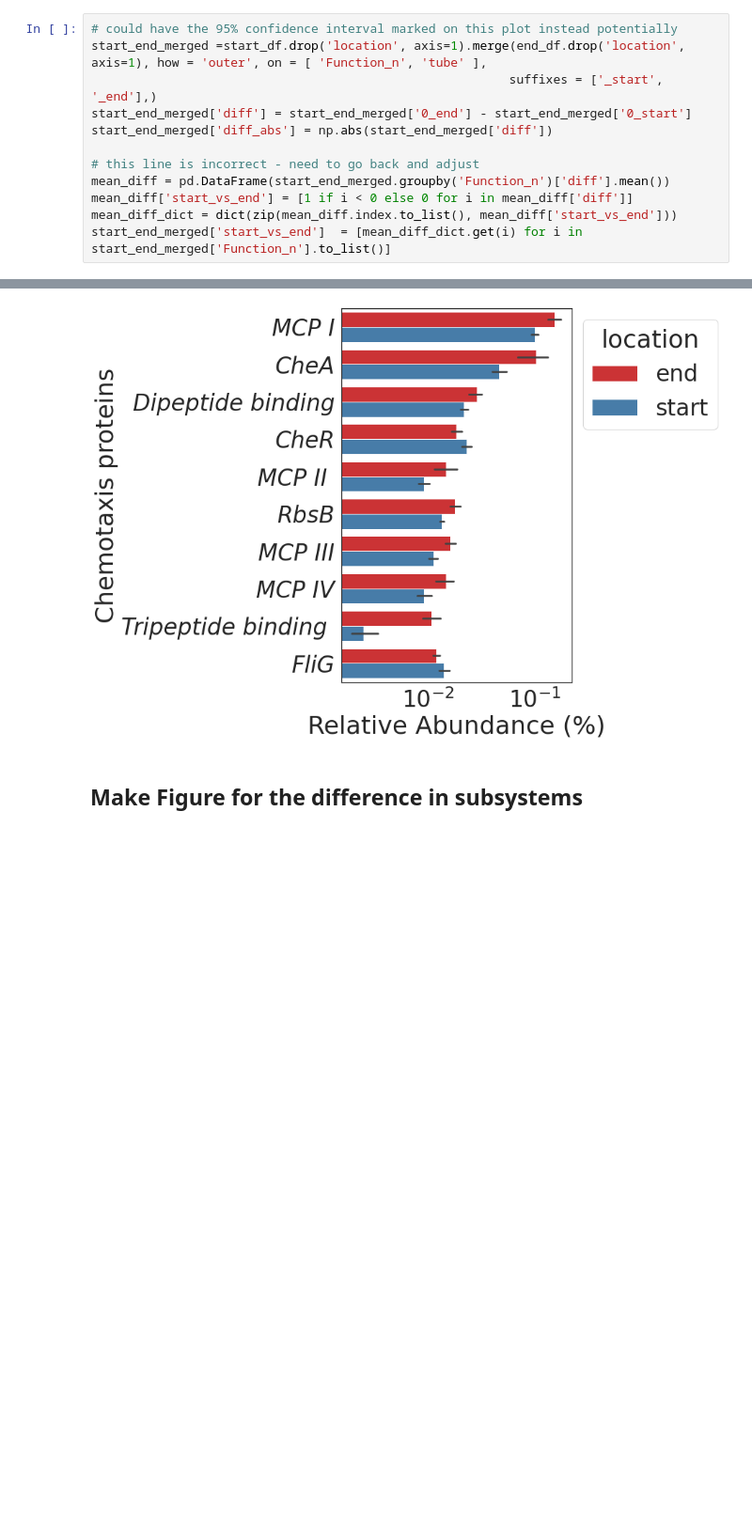
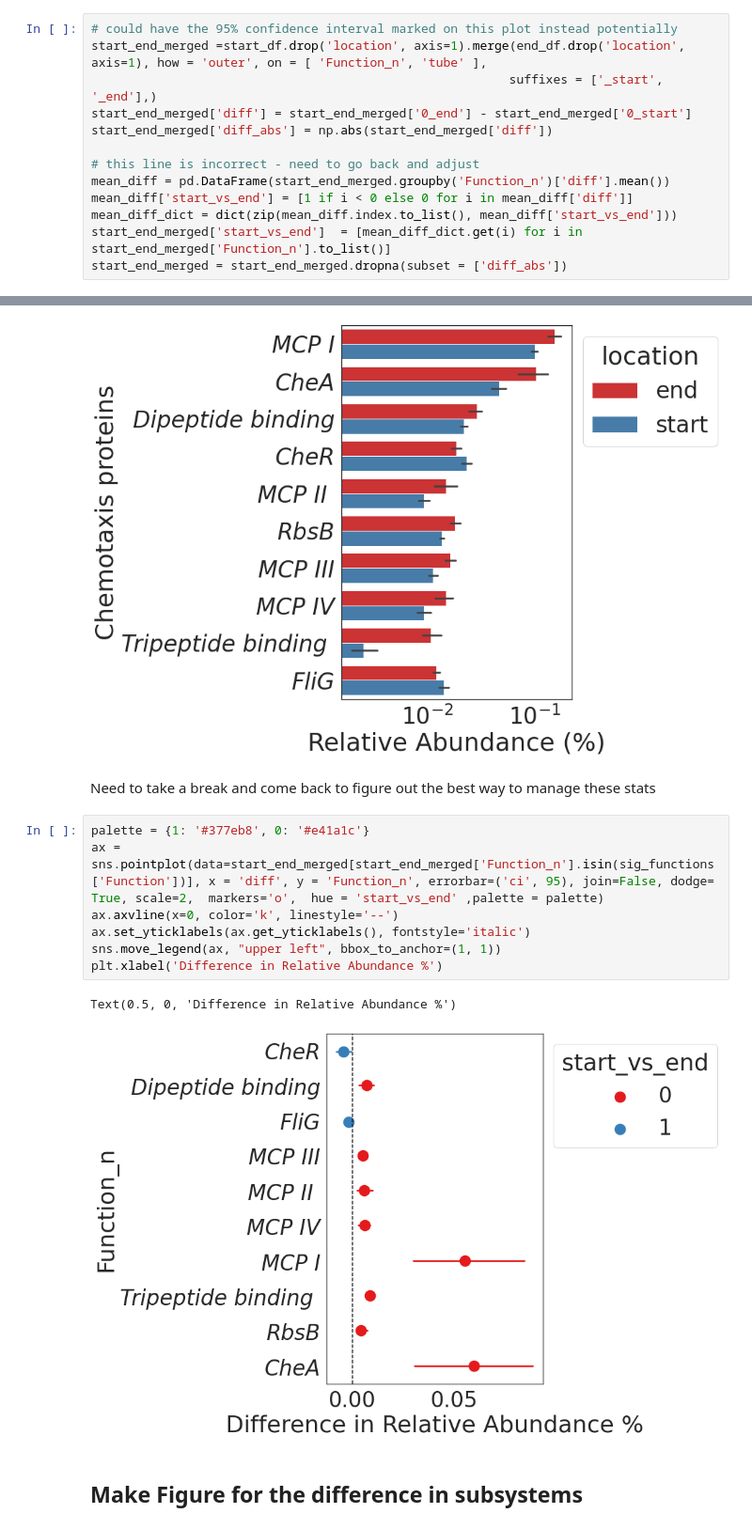
Before and after one commit to susiegriggo/Comigration_TubeExperiment_Analysis, a Jupyter notebook: code/chemotaxis.ipynb, the cells around one changed output, grey strips where cells are left out. Shown at 94% size. Saved outputs shown, nothing was run; the diff lists cells and outputs as text; blank space fills up the shorter version.

Commit message:
update chemotaxis figure

```diff
--- a/code/chemotaxis.ipynb
+++ b/code/chemotaxis.ipynb
@@ -67,6 +68,7 @@ mean_diff = pd.DataFrame(start_end_merged.groupby('Function_n')['diff'].mean())
 mean_diff['start_vs_end'] = [1 if i < 0 else 0 for i in mean_diff['diff']]
 mean_diff_dict = dict(zip(mean_diff.index.to_list(), mean_diff['start_vs_end']))
 start_end_merged['start_vs_end']  = [mean_diff_dict.get(i) for i in start_end_merged['Function_n'].to_list()]
+start_end_merged = start_end_merged.dropna(subset = ['diff_abs'])
 # %%
 start_functions = chemotaxis[start_fame]
 end_functions = chemotaxis[end_fame]
@@ -120,6 +102,18 @@ ax.set_yticklabels(ax.get_yticklabels(), fontstyle='italic')
 plt.savefig('../figures/long_term_migration_chemotaxis_barplot.png', bbox_inches='tight')
 # %% [output]
 [figure]
+# %% [markdown]
+Need to take a break and come back to figure out the best way to manage these stats
+# %%
+palette = {1: '#377eb8', 0: '#e41a1c'}
+ax = sns.pointplot(data=start_end_merged[start_end_merged['Function_n'].isin(sig_functions['Function'])], x = 'diff', y = 'Function_n', errorbar=('ci', 95), join=False, dodge= True, scale=2,  markers='o',  hue = 'start_vs_end' ,palette = palette)
+ax.axvline(x=0, color='k', linestyle='--')
+ax.set_yticklabels(ax.get_yticklabels(), fontstyle='italic')
+sns.move_legend(ax, "upper left", bbox_to_anchor=(1, 1))
+plt.xlabel('Difference in Relative Abundance %')
+# %% [output]
+Text(0.5, 0, 'Difference in Relative Abundance %')
+[figure, added]
 # %% [markdown]
 ## Make Figure for the difference in subsystems
 # %%
```
Also changed, not shown: parts of 3 cells of this notebook.
